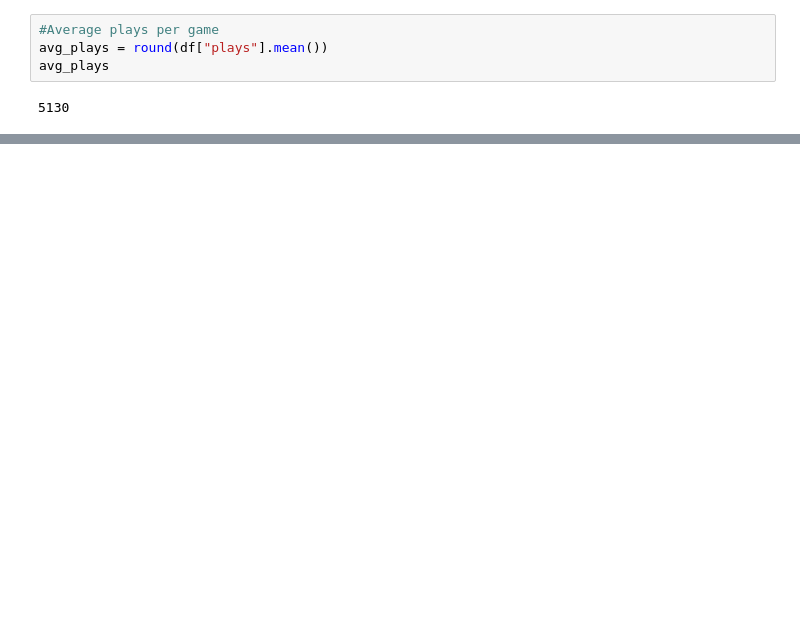
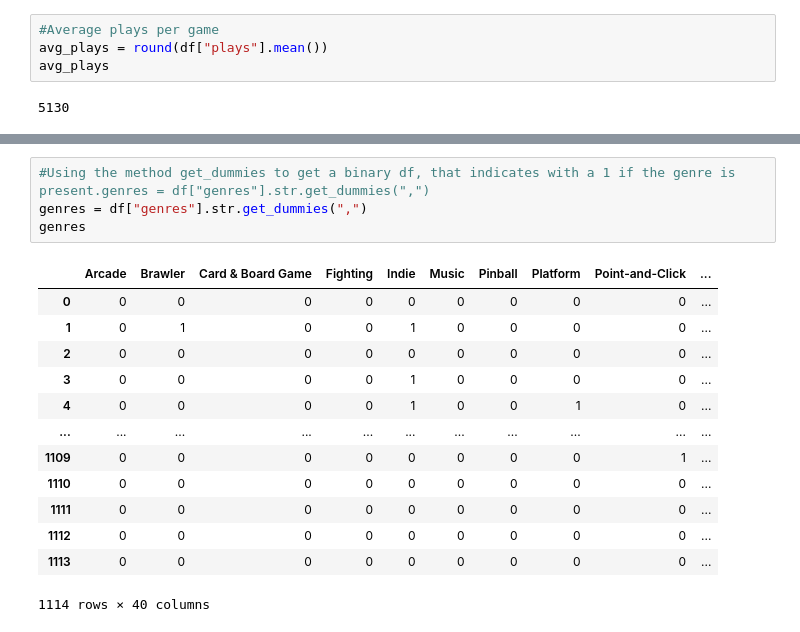
Before and after one commit to oglezsan/project1-vganalysis, a Jupyter notebook: notebooks/vganalysis.ipynb, the cells around one changed output, grey strips where cells are left out. Cells and saved outputs as stored; diff of their text form; blank space fills up the shorter version.

```diff
--- a/notebooks/vganalysis.ipynb
+++ b/notebooks/vganalysis.ipynb
@@ -279,0 +320,18 @@ We can see 2017 was a prolific year in terms of player engagement, with titles l
+# %%
+#Using the method get_dummies to get a binary df, that indicates with a 1 if the genre is present.genres = df["genres"].str.get_dummies(",")
+genres = df["genres"].str.get_dummies(",")
+genres
+# %% [output]
+|  | Arcade | Brawler | Card & Board Game | Fighting | Indie | Music | Pinball | Platform | Point-and-Click | ... |
+| 0 | 0 | 0 | 0 | 0 | 0 | 0 | 0 | 0 | 0 | ... |
+| 1 | 0 | 1 | 0 | 0 | 1 | 0 | 0 | 0 | 0 | ... |
+| 2 | 0 | 0 | 0 | 0 | 0 | 0 | 0 | 0 | 0 | ... |
+| 3 | 0 | 0 | 0 | 0 | 1 | 0 | 0 | 0 | 0 | ... |
+| 4 | 0 | 0 | 0 | 0 | 1 | 0 | 0 | 1 | 0 | ... |
+| ... | ... | ... | ... | ... | ... | ... | ... | ... | ... | ... |
+| 1109 | 0 | 0 | 0 | 0 | 0 | 0 | 0 | 0 | 1 | ... |
+| 1110 | 0 | 0 | 0 | 0 | 0 | 0 | 0 | 0 | 0 | ... |
+| 1111 | 0 | 0 | 0 | 0 | 0 | 0 | 0 | 0 | 0 | ... |
+| 1112 | 0 | 0 | 0 | 0 | 0 | 0 | 0 | 0 | 0 | ... |
+| 1113 | 0 | 0 | 0 | 0 | 0 | 0 | 0 | 0 | 0 | ... |
+1114 rows × 40 columns
```
Also changed, not shown: parts of 13 cells of this notebook, 1 other file.
